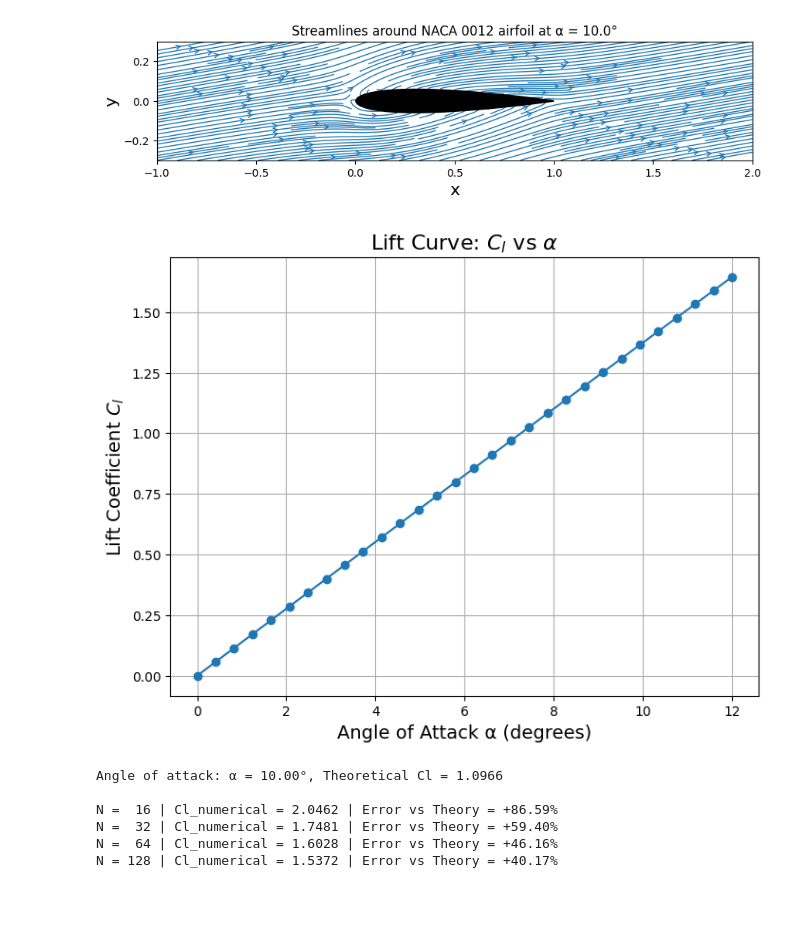
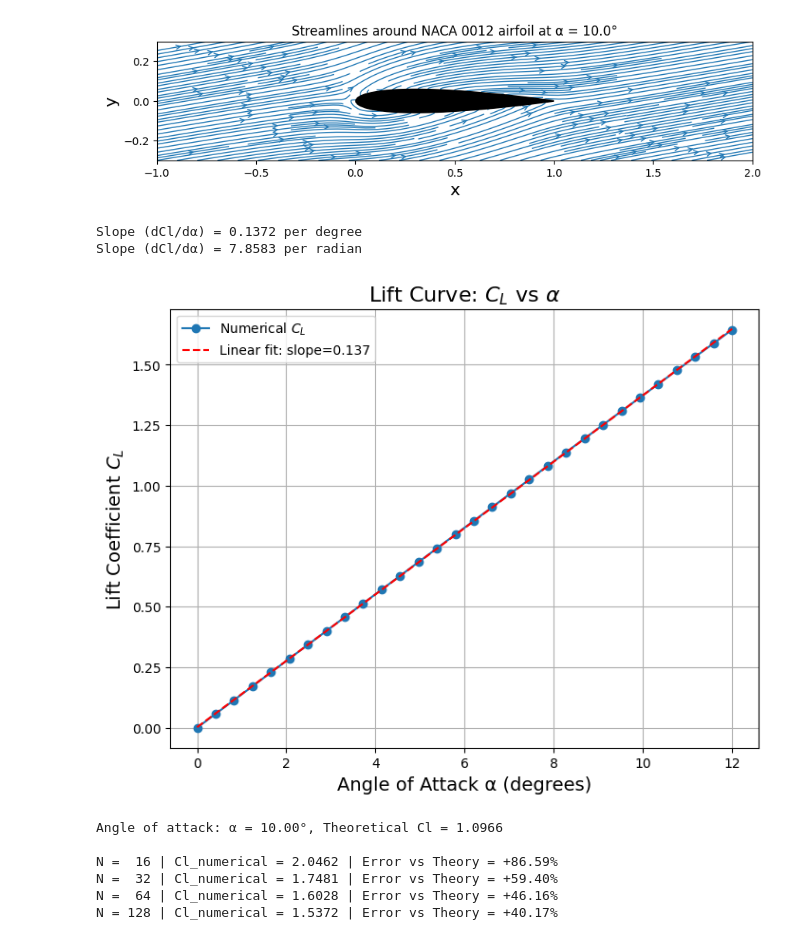
Before and after one commit to Yoav012/IntroToAeroTau, a Jupyter notebook: Lab_partB.ipynb, the cells around one changed output. Drawn from its saved outputs; the diff is of its cells as text; code cells hidden in the pictures; blank space fills up the shorter version.

```diff
--- a/Lab_partB.ipynb
+++ b/Lab_partB.ipynb
@@ -571,16 +571,39 @@ for alpha_deg in alpha_range:
     chord = max(panel.xa for panel in panels) - min(panel.xa for panel in panels)
     cl = gamma_total * sum(panel.length for panel in panels) / (0.5 * freestream.u_inf * chord)
     cl_values.append(cl)
-# %%
-plt.figure(figsize=(8, 6))
-plt.plot(alpha_range, cl_values, marker='o', linestyle='-')
-plt.xlabel('Angle of Attack α (degrees)', fontsize=14)
-plt.ylabel('Lift Coefficient $C_l$', fontsize=14)
-plt.title('Lift Curve: $C_l$ vs $\\alpha$', fontsize=16)
-plt.grid(True)
-plt.show()
-# %% [output]
-[figure, removed]
+# %%
+from scipy.stats import linregress
+
+# Convert alpha_range to numpy array (just in case)
+alpha_array = np.array(alpha_range)
+cl_array = np.array(cl_values)
+
+# Calculate linear regression (slope, intercept, etc.)
+slope, intercept, r_value, p_value, std_err = linregress(alpha_array, cl_array)
+
+print(f"Slope (dCl/dα) = {slope:.4f} per degree")
+
+# Optional: if you want slope in per radian:
+slope_per_radian = slope * (180/np.pi)
+print(f"Slope (dCl/dα) = {slope_per_radian:.4f} per radian")
+
+# Plot as before
+plt.figure(figsize=(8, 6))
+plt.plot(alpha_array, cl_array, marker='o', linestyle='-', label='Numerical $C_L$')
+
+# Plot regression line for visualization
+plt.plot(alpha_array, intercept + slope * alpha_array, 'r--', label=f'Linear fit: slope={slope:.3f}')
+
+plt.xlabel('Angle of Attack α (degrees)', fontsize=14)
+plt.ylabel('Lift Coefficient $C_L$', fontsize=14)
+plt.title('Lift Curve: $C_L$ vs $\\alpha$', fontsize=16)
+plt.grid(True)
+plt.legend()
+plt.show()
+# %% [output]
+Slope (dCl/dα) = 0.1372 per degree
+Slope (dCl/dα) = 7.8583 per radian
+[figure, added]
 # %%
 N_list = [16, 32, 64, 128]
 cl_numerical = []
```
